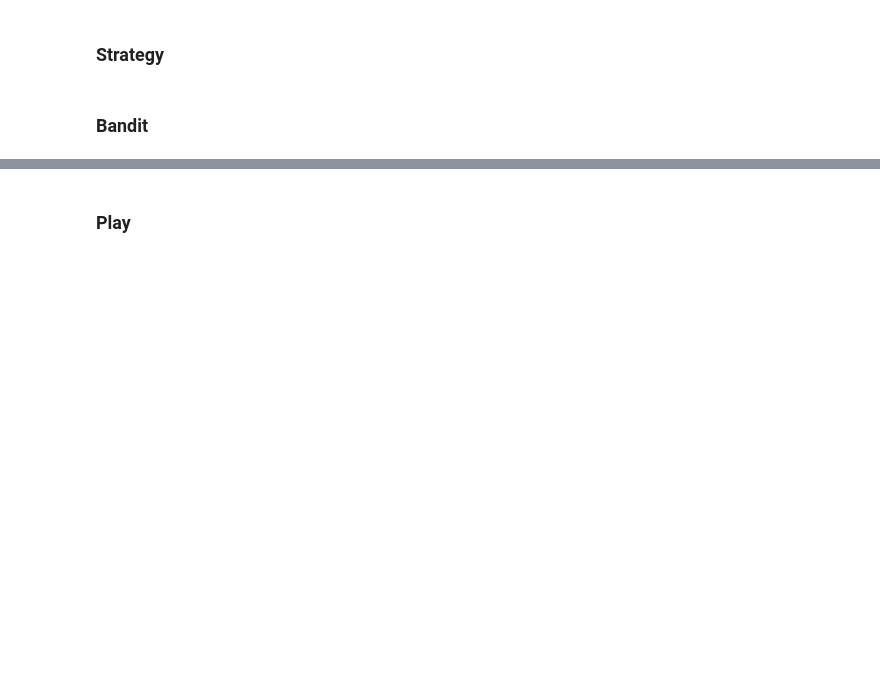
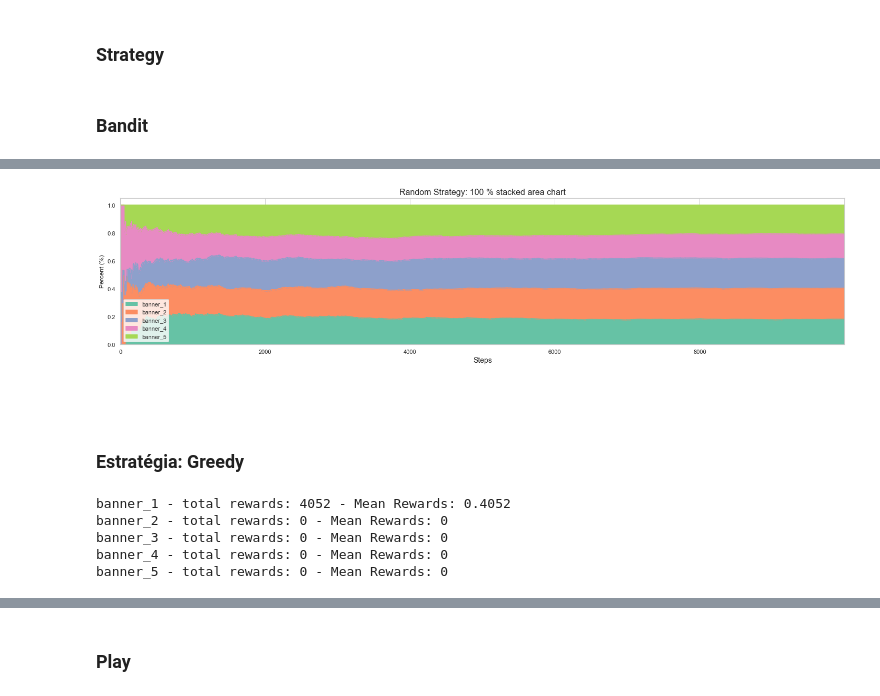
Before and after one commit to mpertence/multi_armed_bandit_simulation, a Jupyter notebook: mab_simulation.ipynb, the cells around one changed output, grey strips where cells are left out. Saved outputs shown, nothing was run; the diff lists cells and outputs as text; code cells hidden in the pictures; blank space fills up the shorter version.

```diff
--- a/mab_simulation.ipynb
+++ b/mab_simulation.ipynb
@@ -71,0 +105,13 @@ from strategy import EpsilonGreedyStrategy, GreedyStrategy, RandomStrategy, UCB
+# %%
+def plot_share_arms_over_time(bandit_strategy,arms_rewards, arms):
+    df = pd.DataFrame(data = arms_rewards, columns=arms)
+    df_stack = df.divide(df.sum(axis=1), axis=0)
+    colors = sns.color_palette("Set2", df.shape[1])
+    ax = df_stack.plot(kind='area', figsize=(20,5),stacked=True, color=colors )
+
+    ax.set_ylabel('Percent (%)')
+    ax.margins(0, 0) # Set margins to avoid "whitespace"
+    plt.title(f'{bandit_strategy} Strategy: 100 % stacked area chart', fontsize=16)
+    plt.xlabel('Steps', fontsize=14)
+    plt.tight_layout()
+    plt.show()
@@ -101,0 +170,8 @@ for bandit in bandits:
+# %%
+plot_share_arms_over_time("Random" ,ramdom_rewards,arms)
+# %% [output]
+[figure, added]
+# %% [markdown]
+<br>
+# %% [markdown]
+### Estratégia: Greedy
@@ -101,0 +188,8 @@ for bandit in bandits:
+# %%
+greedy_rewards = play(greedy_bandit, 10000)
+# %% [output]
+banner_1 - total rewards: 4052 - Mean Rewards: 0.4052
+banner_2 - total rewards: 0 - Mean Rewards: 0
+banner_3 - total rewards: 0 - Mean Rewards: 0
+banner_4 - total rewards: 0 - Mean Rewards: 0
+banner_5 - total rewards: 0 - Mean Rewards: 0
```
Also changed, not shown: parts of 45 cells of this notebook, 2 other files.
